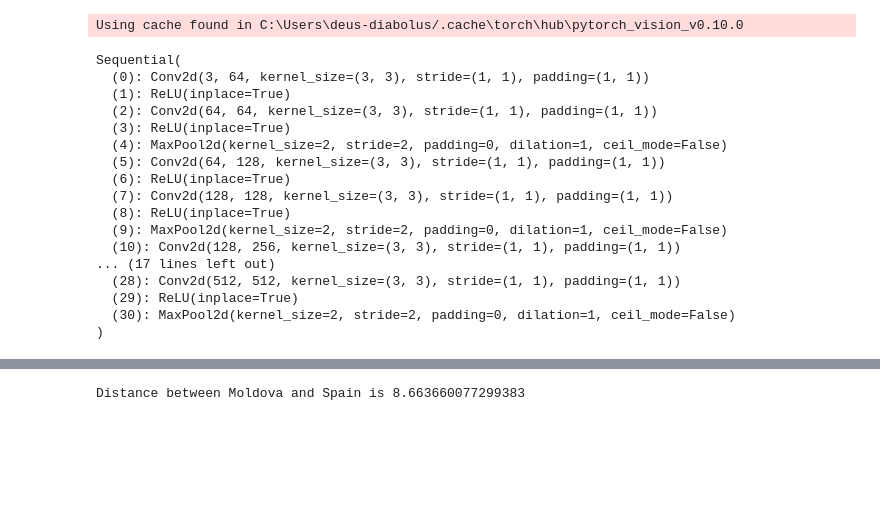
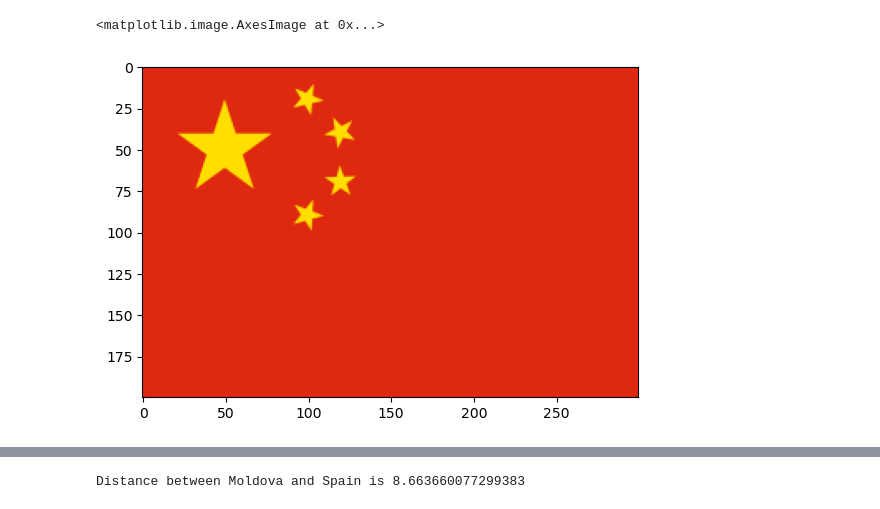
Before and after one commit to Dorin-D/m2-paris-saclay, a Jupyter notebook: flaguesser/flag_guesser.ipynb, the cells around one changed output, grey strips where cells are left out. Drawn from its saved outputs; the diff is of its cells as text; code cells hidden in the pictures; blank space fills up the shorter version.

```diff
--- a/flaguesser/flag_guesser.ipynb
+++ b/flaguesser/flag_guesser.ipynb
@@ -10,24 +15,18 @@ from cairosvg import svg2png
 df_flags = pd.read_csv("flags.csv")
 # %%
 df_flags['image_name']
-# filenames are ./flags/df_flags['image_name']
-filenames_svg = []
 filenames = []
 for i in range(len(df_flags['image_name'])):
-    filenames_svg.append("./flags/" + df_flags['image_name'][i])
     filenames.append("./flags/" + df_flags['image_name'][i].split(".")[0] + ".png")
-
-# sort filenames
-filenames.sort()
-filenames_svg.sort()
-# %%
-#read images with cairosvg
-for i in range(len(filenames)):
-    svg2png(url=filenames_svg[i],  write_to=filenames[i], unsafe=True)
 # %%
 # read images with cv2
 images = []
+for i in range(len(filenames)):
+    images.append(cv2.imread(filenames[i]))
+    # convert BGR to RGB
+    images[i] = cv2.cvtColor(images[i], cv2.COLOR_BGR2RGB)
 
-for i in range(len(filenames)):
-    img = cv2.imread(filenames[i])
-    images.append(img)
+# convert images to PIL to allow transforms
+images_pil = []
+for i in range(len(images)):
+    images_pil.append(Image.fromarray(images[i]))
@@ -44,30 +32,0 @@ plt.imshow(images[0])
-# %%
-# vectorize images using vgg16 pretrained on imagenet
-import torch
-model = torch.hub.load('pytorch/vision:v0.10.0', 'vgg16', pretrained=True)
-# %% [output]
-Using cache found in C:\Users\deus-diabolus/.cache\torch\hub\pytorch_vision_v0.10.0
-# %%
-# use only first 10 layers of vgg16 of the first features module
-#model_features = torch.nn.Sequential(*list(model.features.children())[:5])
-# use model.features
-model_features = model.features
-model_features
-# %% [output]
-Sequential(
-  (0): Conv2d(3, 64, kernel_size=(3, 3), stride=(1, 1), padding=(1, 1))
-  (1): ReLU(inplace=True)
-  (2): Conv2d(64, 64, kernel_size=(3, 3), stride=(1, 1), padding=(1, 1))
-  (3): ReLU(inplace=True)
-  (4): MaxPool2d(kernel_size=2, stride=2, padding=0, dilation=1, ceil_mode=False)
-  (5): Conv2d(64, 128, kernel_size=(3, 3), stride=(1, 1), padding=(1, 1))
-  (6): ReLU(inplace=True)
-  (7): Conv2d(128, 128, kernel_size=(3, 3), stride=(1, 1), padding=(1, 1))
-  (8): ReLU(inplace=True)
-  (9): MaxPool2d(kernel_size=2, stride=2, padding=0, dilation=1, ceil_mode=False)
-  (10): Conv2d(128, 256, kernel_size=(3, 3), stride=(1, 1), padding=(1, 1))
-... (17 lines left out)
-  (28): Conv2d(512, 512, kernel_size=(3, 3), stride=(1, 1), padding=(1, 1))
-  (29): ReLU(inplace=True)
-  (30): MaxPool2d(kernel_size=2, stride=2, padding=0, dilation=1, ceil_mode=False)
-)
@@ -80,2 +33,8 @@ for i in range(len(images)):
+# %%
+# display
+plt.imshow(images_pil[0])
+# %% [output]
+<matplotlib.image.AxesImage at 0x...>
+[figure, added]
 # %%
 # convert images to tensors of size 256x256
```
Also changed, not shown: parts of 16 cells of this notebook, 1 other file.
